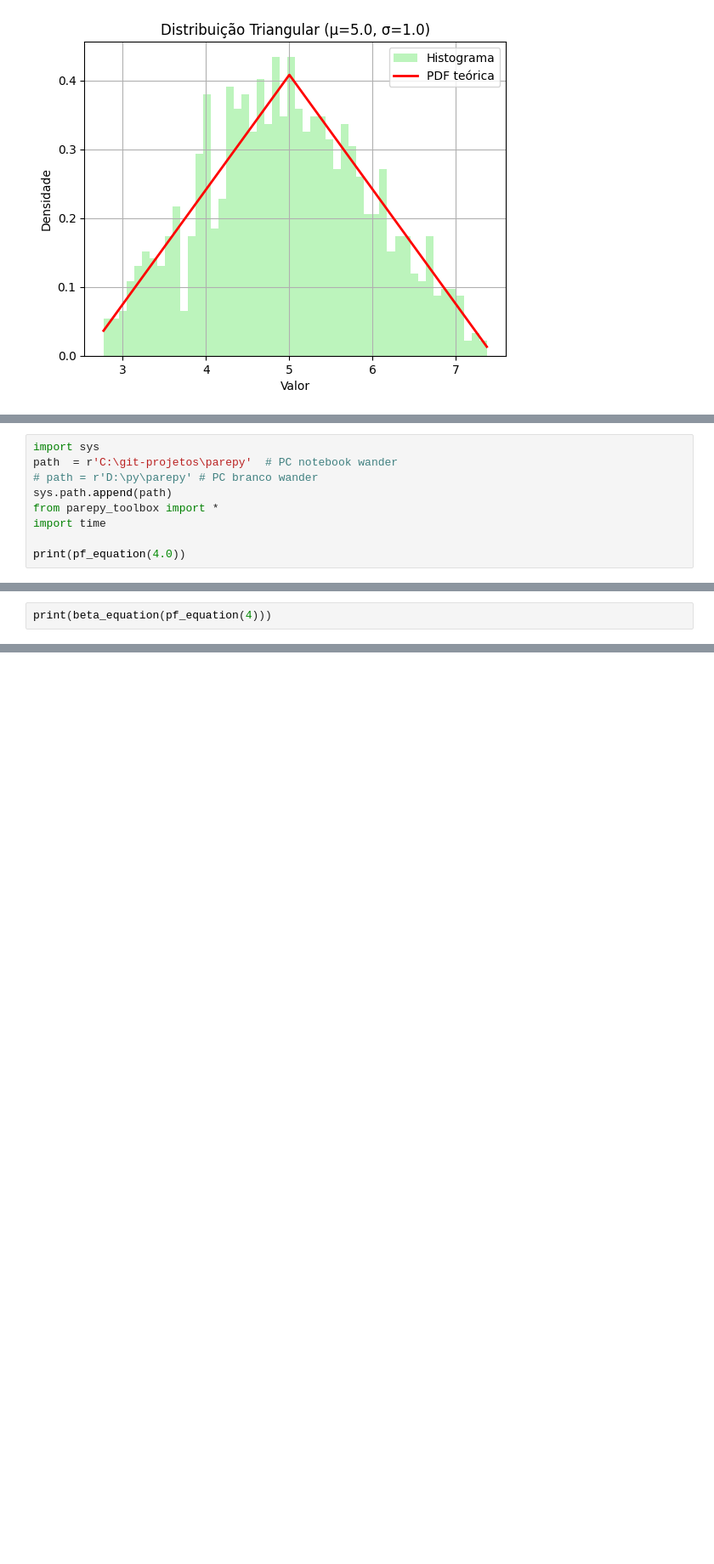
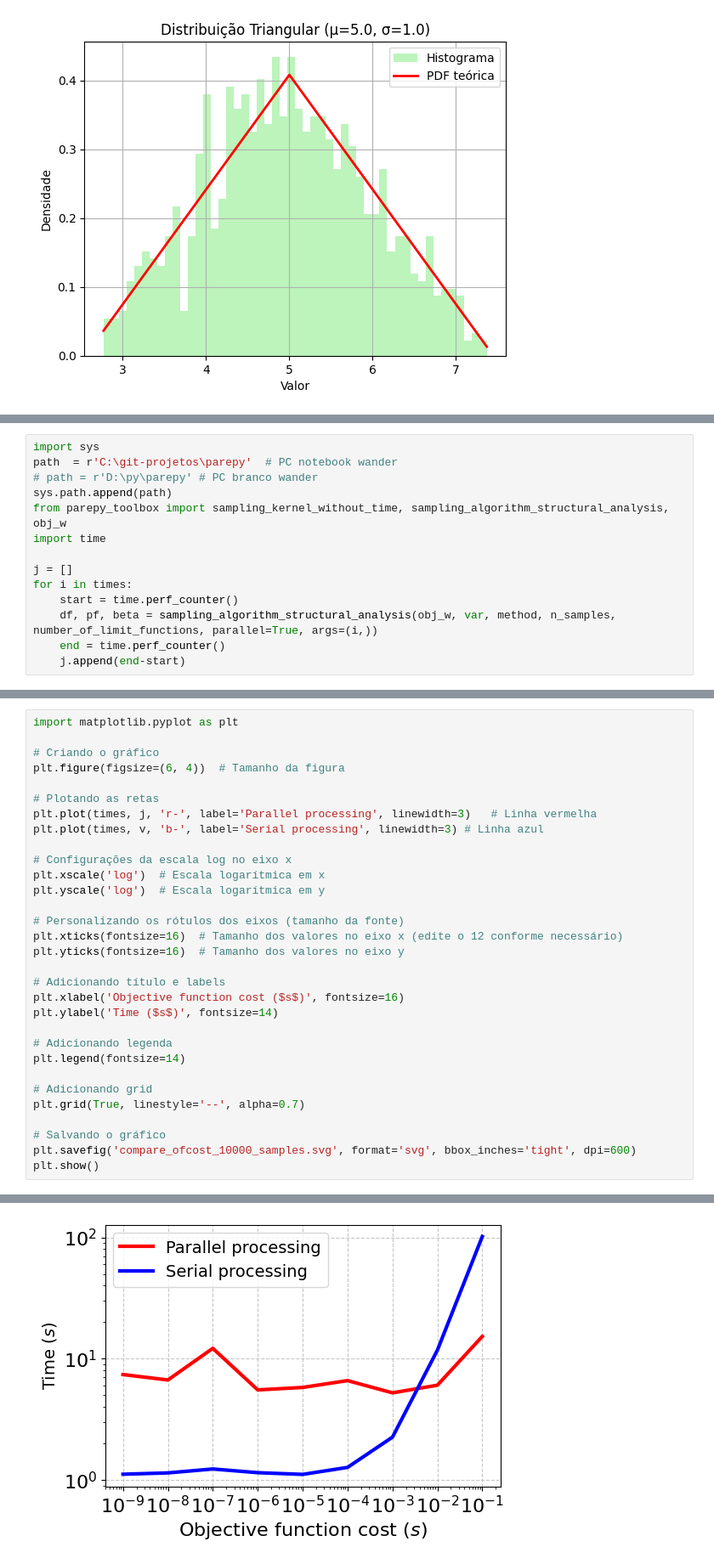
Before and after one commit to Pesquisa-UFCAT/parepy, a Jupyter notebook: local_examples/testes_random_sampling.ipynb, the cells around one changed output, grey strips where cells are left out. Shown: that part at 85% size. Drawn from its saved outputs; the diff is of its cells as text; blank space fills up the shorter version.

```diff
--- a/local_examples/testes_random_sampling.ipynb
+++ b/local_examples/testes_random_sampling.ipynb
@@ -190,7 +240,12 @@ import sys
 path  = r'C:\git-projetos\parepy'  # PC notebook wander
 # path = r'D:\py\parepy' # PC branco wander
 sys.path.append(path)
-from parepy_toolbox import *
+from parepy_toolbox import sampling_kernel_without_time, sampling_algorithm_structural_analysis, obj_w
 import time
 
-print(pf_equation(4.0))
+j = []
+for i in times:
+    start = time.perf_counter()
+    df, pf, beta = sampling_algorithm_structural_analysis(obj_w, var, method, n_samples, number_of_limit_functions, parallel=True, args=(i,))
+    end = time.perf_counter()
+    j.append(end-start)
@@ -199,3 +252,32 @@ print(pf_equation(4.0))
 # %%
-print(beta_equation(pf_equation(4)))
+import matplotlib.pyplot as plt
+
+# Criando o gráfico
+plt.figure(figsize=(6, 4))  # Tamanho da figura
+
+# Plotando as retas
+plt.plot(times, j, 'r-', label='Parallel processing', linewidth=3)   # Linha vermelha
+plt.plot(times, v, 'b-', label='Serial processing', linewidth=3) # Linha azul
+
+# Configurações da escala log no eixo x
+plt.xscale('log')  # Escala logarítmica em x
+plt.yscale('log')  # Escala logarítmica em y
+
+# Personalizando os rótulos dos eixos (tamanho da fonte)
+plt.xticks(fontsize=16)  # Tamanho dos valores no eixo x (edite o 12 conforme necessário)
+plt.yticks(fontsize=16)  # Tamanho dos valores no eixo y
+
+# Adicionando título e labels
+plt.xlabel('Objective function cost ($s$)', fontsize=16)
+plt.ylabel('Time ($s$)', fontsize=14)
+
+# Adicionando legenda
+plt.legend(fontsize=14)
+
+# Adicionando grid
+plt.grid(True, linestyle='--', alpha=0.7)
+
+# Salvando o gráfico
+plt.savefig('compare_ofcost_10000_samples.svg', format='svg', bbox_inches='tight', dpi=600)
+plt.show()
 # %% [output]
@@ -202,0 +284 @@ print(beta_equation(pf_equation(4)))
+[figure, added]
```
Also changed, not shown: parts of 7 cells of this notebook, 8 other files.
